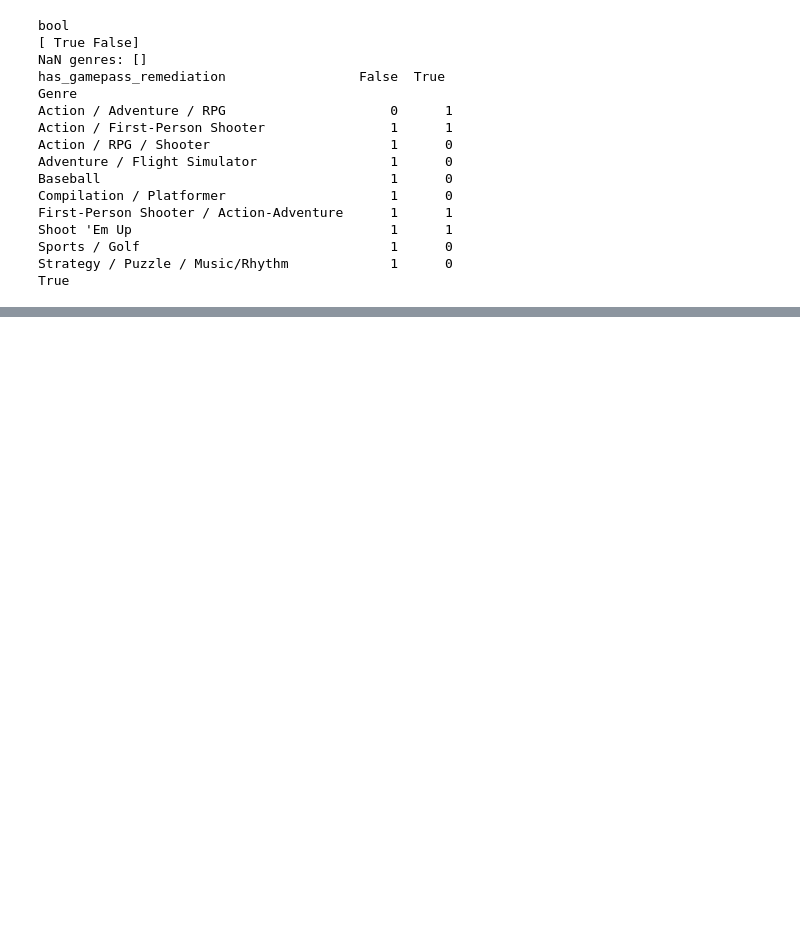
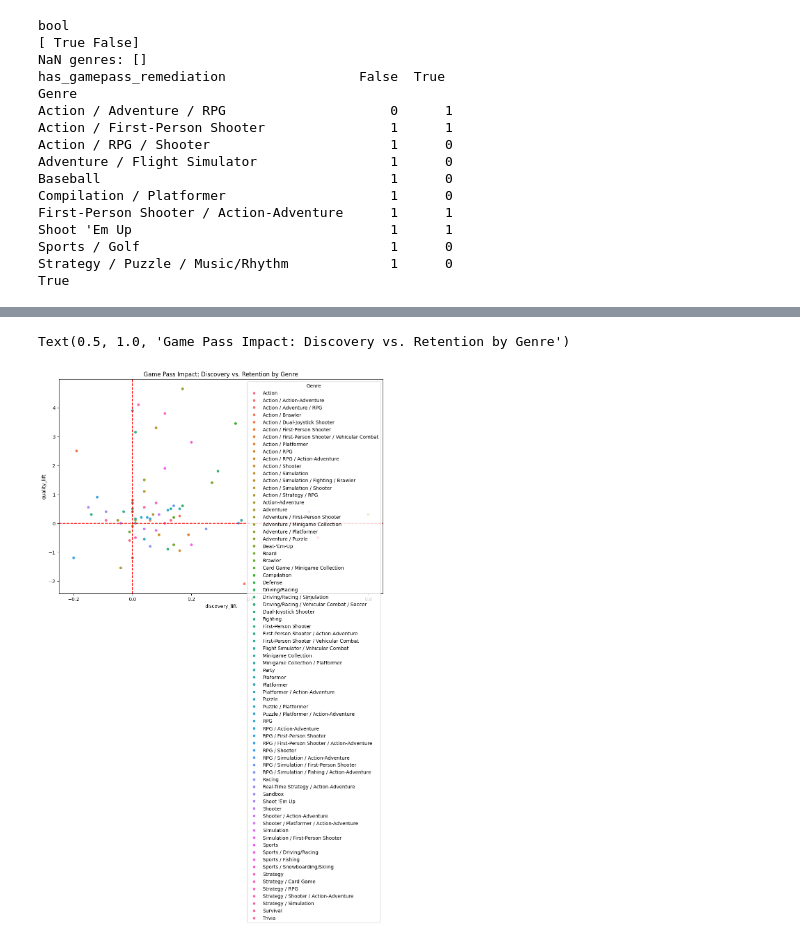
Before and after one commit to Doggo21345/xbox-gamepass-analytics, a Jupyter notebook: Data_Prep.ipynb, the cells around one changed output, grey strips where cells are left out. Saved outputs shown, nothing was run; the diff lists cells and outputs as text; code cells hidden in the pictures; blank space fills up the shorter version.

```diff
--- a/Data_Prep.ipynb
+++ b/Data_Prep.ipynb
@@ -915,0 +985,15 @@ ax.set_xticklabels(ax.get_xticklabels(), rotation = 90)
+# %%
+import seaborn as sns
+import matplotlib.pyplot as plt
+
+# Filter to only show one row per genre (since Lift is the same for True/False)
+lift_df = merged[merged['has_gamepass_remediation'] == True]
+
+plt.figure(figsize=(12, 8))
+sns.scatterplot(data=lift_df, x='discovery_lift', y='quality_lift', hue='Genre')
+plt.axhline(0, color='red', linestyle='--') # Baseline Quality
+plt.axvline(0, color='red', linestyle='--') # Baseline Discovery
+plt.title("Game Pass Impact: Discovery vs. Retention by Genre")
+# %% [output]
+Text(0.5, 1.0, 'Game Pass Impact: Discovery vs. Retention by Genre')
+[figure, added]
```
Also changed, not shown: parts of 8 cells of this notebook, 6 other files.
